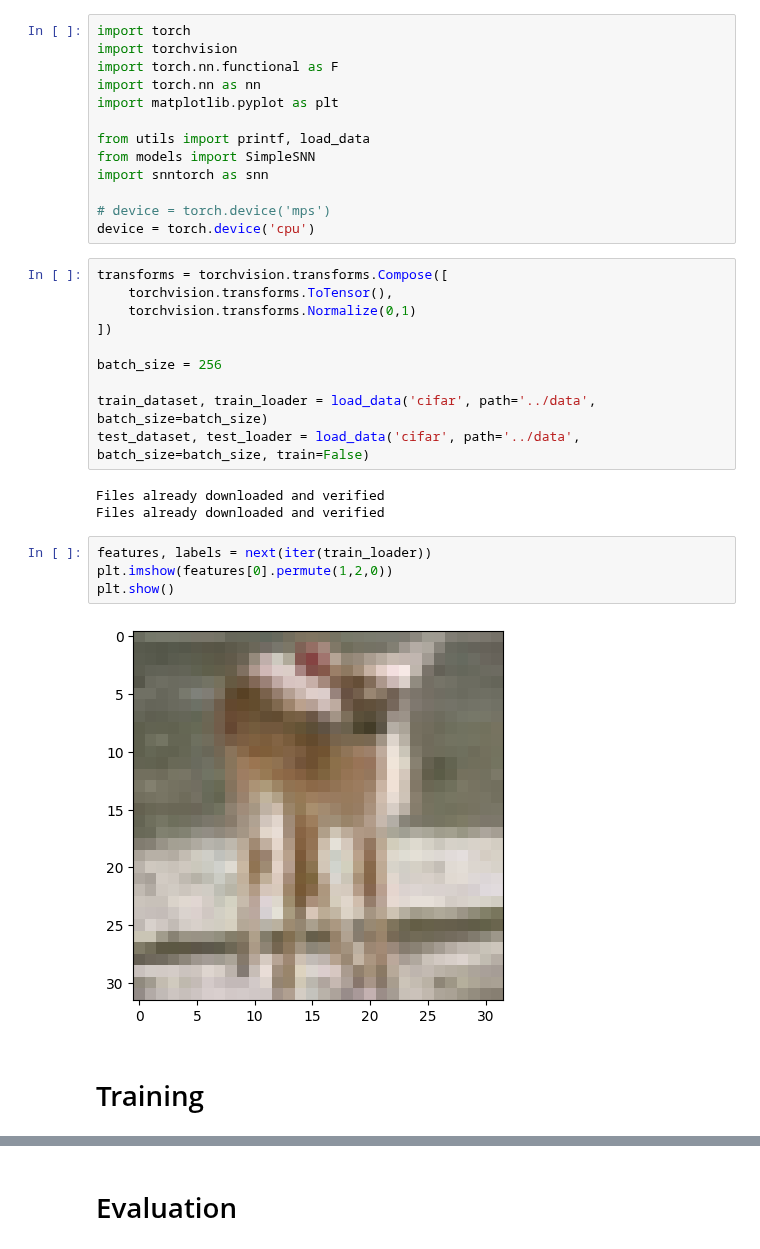
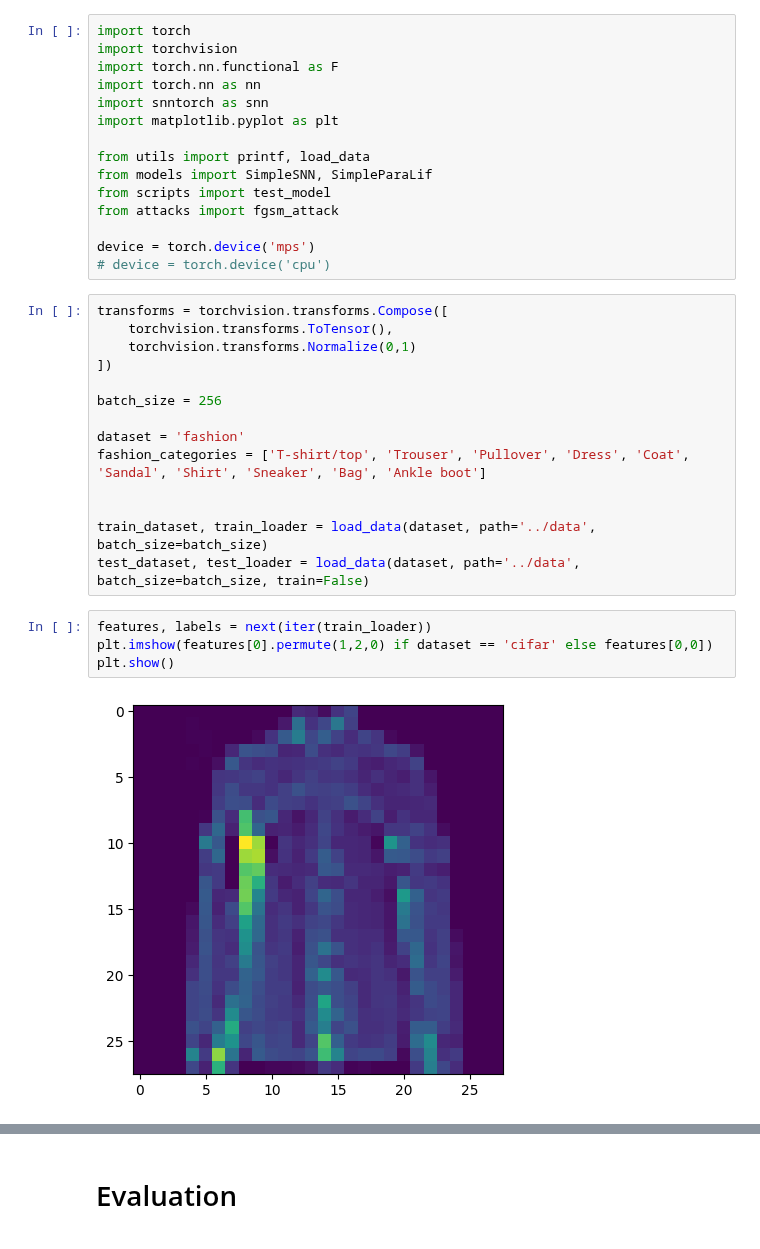
Before and after one commit to suessflorian/biological-neurons, a Jupyter notebook: Baseline Models/Testing Notebook.ipynb, the cells around one changed output, grey strips where cells are left out. Saved outputs shown, nothing was run; the diff lists cells and outputs as text.

```diff
--- a/Baseline Models/Testing Notebook.ipynb
+++ b/Baseline Models/Testing Notebook.ipynb
@@ -3,14 +3,16 @@ import torch
 import torchvision
 import torch.nn.functional as F
 import torch.nn as nn
+import snntorch as snn
 import matplotlib.pyplot as plt
 
 from utils import printf, load_data
-from models import SimpleSNN
-import snntorch as snn
+from models import SimpleSNN, SimpleParaLif
+from scripts import test_model
+from attacks import fgsm_attack
 
-# device = torch.device('mps')
-device = torch.device('cpu')
+device = torch.device('mps')
+# device = torch.device('cpu')
 # %%
 transforms = torchvision.transforms.Compose([
     torchvision.transforms.ToTensor(),
@@ -19,16 +21,15 @@ transforms = torchvision.transforms.Compose([
 
 batch_size = 256
 
-train_dataset, train_loader = load_data('cifar', path='../data', batch_size=batch_size)
-test_dataset, test_loader = load_data('cifar', path='../data', batch_size=batch_size, train=False)
+dataset = 'fashion'
+fashion_categories = ['T-shirt/top', 'Trouser', 'Pullover', 'Dress', 'Coat', 'Sandal', 'Shirt', 'Sneaker', 'Bag', 'Ankle boot']
+
+
+train_dataset, train_loader = load_data(dataset, path='../data', batch_size=batch_size)
+test_dataset, test_loader = load_data(dataset, path='../data', batch_size=batch_size, train=False)
-# %% [output]
-Files already downloaded and verified
-Files already downloaded and verified
 # %%
 features, labels = next(iter(train_loader))
-plt.imshow(features[0].permute(1,2,0))
+plt.imshow(features[0].permute(1,2,0) if dataset == 'cifar' else features[0,0])
 plt.show()
 # %% [output]
-[figure, old version]
+[figure, new version]
-# %% [markdown]
-# Training
```
Also changed, not shown: parts of 9 cells of this notebook, 6 other files.
